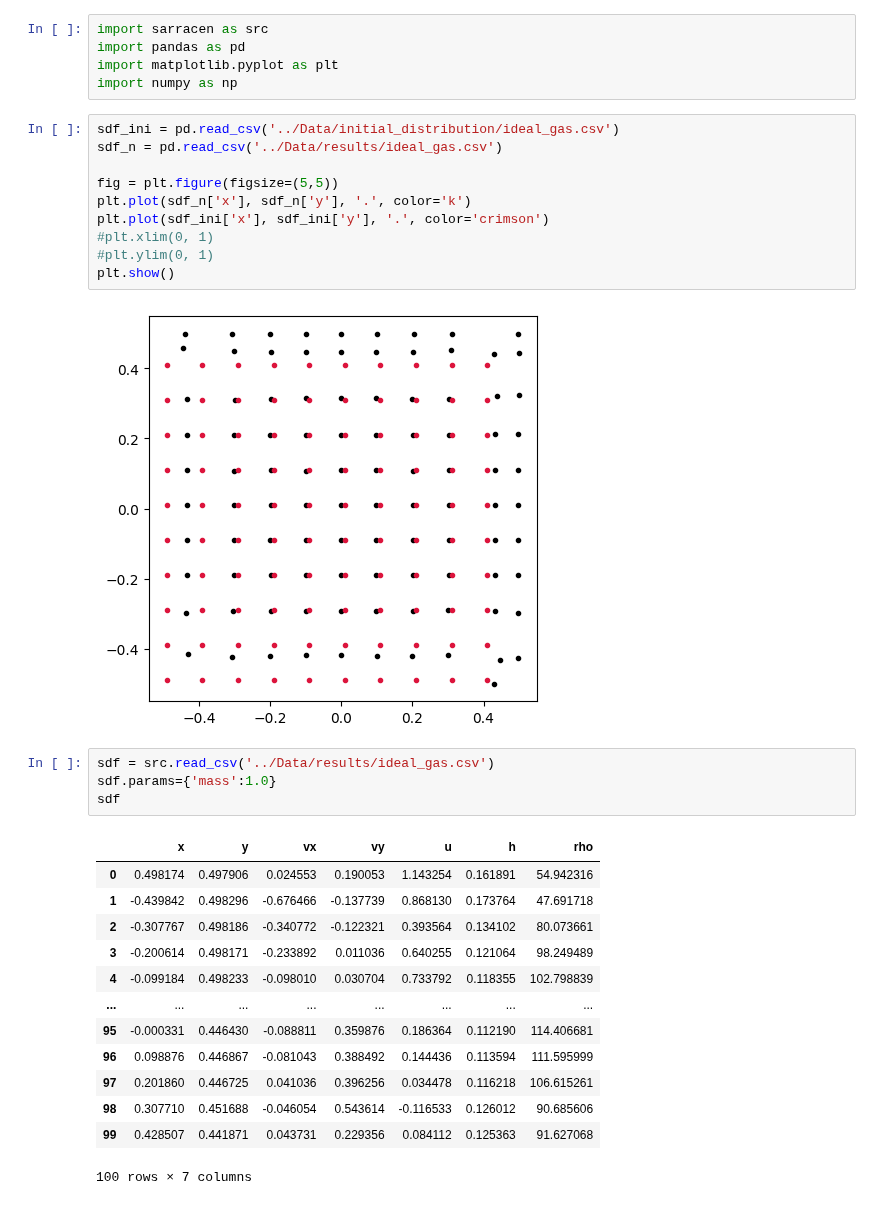
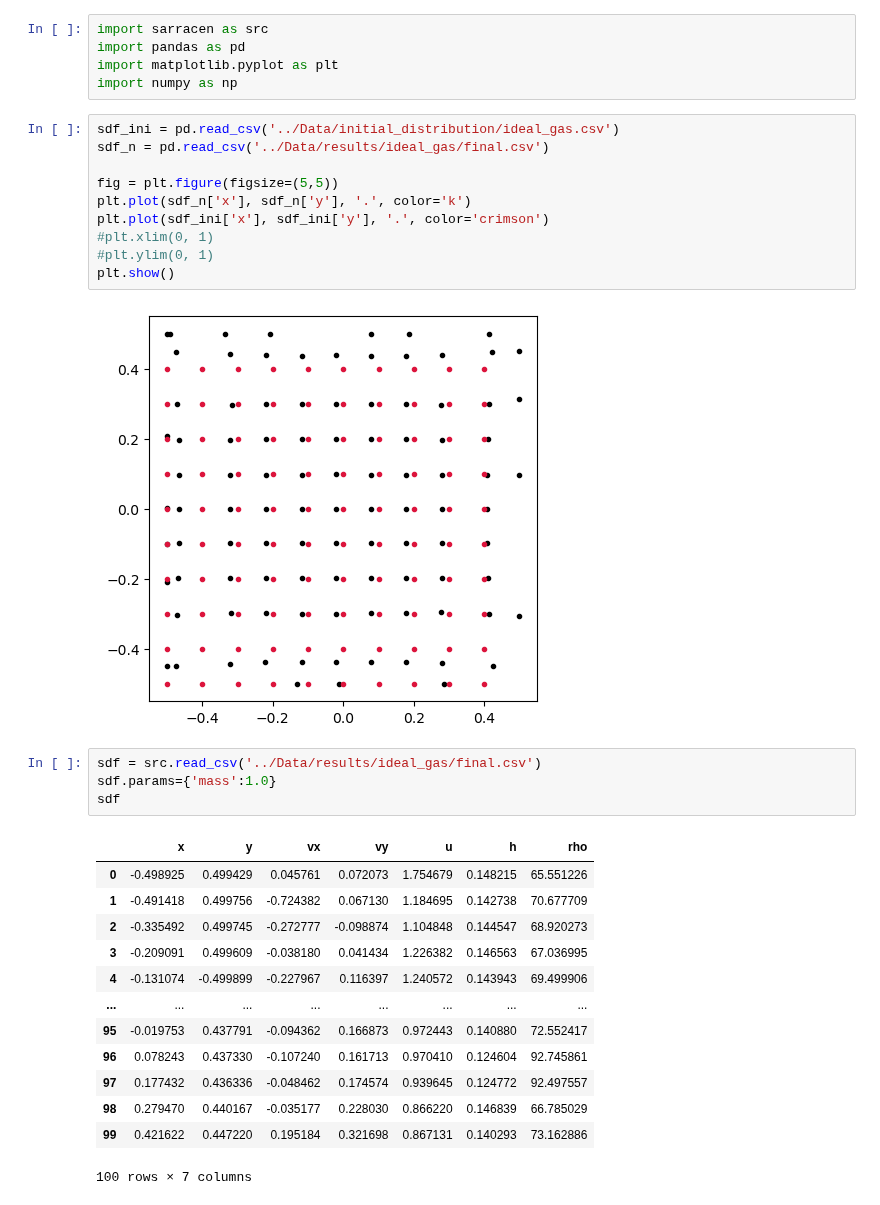
Before and after one commit to JackNarvaez/Rusph, a Jupyter notebook: Temp_Plots/Plots_Rnd_Sq.ipynb, the cells around one changed output. Saved outputs shown, nothing was run; the diff lists cells and outputs as text.

```diff
--- a/Temp_Plots/Plots_Rnd_Sq.ipynb
+++ b/Temp_Plots/Plots_Rnd_Sq.ipynb
@@ -5,33 +5,33 @@ import matplotlib.pyplot as plt
 import numpy as np
 # %%
 sdf_ini = pd.read_csv('../Data/initial_distribution/ideal_gas.csv')
-sdf_n = pd.read_csv('../Data/results/ideal_gas.csv')
+sdf_n = pd.read_csv('../Data/results/ideal_gas/final.csv')
 
 fig = plt.figure(figsize=(5,5))
 plt.plot(sdf_n['x'], sdf_n['y'], '.', color='k')
 plt.plot(sdf_ini['x'], sdf_ini['y'], '.', color='crimson')
 #plt.xlim(0, 1)
 #plt.ylim(0, 1)
 plt.show()
 # %% [output]
-[figure, old version]
+[figure, new version]
 # %%
-sdf = src.read_csv('../Data/results/ideal_gas.csv')
+sdf = src.read_csv('../Data/results/ideal_gas/final.csv')
 sdf.params={'mass':1.0}
 sdf
 # %% [output]
 |  | x | y | vx | vy | u | h | rho |
-| 0 | 0.498174 | 0.497906 | 0.024553 | 0.190053 | 1.143254 | 0.161891 | 54.942316 |
-| 1 | -0.439842 | 0.498296 | -0.676466 | -0.137739 | 0.868130 | 0.173764 | 47.691718 |
-| 2 | -0.307767 | 0.498186 | -0.340772 | -0.122321 | 0.393564 | 0.134102 | 80.073661 |
-| 3 | -0.200614 | 0.498171 | -0.233892 | 0.011036 | 0.640255 | 0.121064 | 98.249489 |
-| 4 | -0.099184 | 0.498233 | -0.098010 | 0.030704 | 0.733792 | 0.118355 | 102.798839 |
+| 0 | -0.498925 | 0.499429 | 0.045761 | 0.072073 | 1.754679 | 0.148215 | 65.551226 |
+| 1 | -0.491418 | 0.499756 | -0.724382 | 0.067130 | 1.184695 | 0.142738 | 70.677709 |
+| 2 | -0.335492 | 0.499745 | -0.272777 | -0.098874 | 1.104848 | 0.144547 | 68.920273 |
+| 3 | -0.209091 | 0.499609 | -0.038180 | 0.041434 | 1.226382 | 0.146563 | 67.036995 |
+| 4 | -0.131074 | -0.499899 | -0.227967 | 0.116397 | 1.240572 | 0.143943 | 69.499906 |
 | ... | ... | ... | ... | ... | ... | ... | ... |
-| 95 | -0.000331 | 0.446430 | -0.088811 | 0.359876 | 0.186364 | 0.112190 | 114.406681 |
-| 96 | 0.098876 | 0.446867 | -0.081043 | 0.388492 | 0.144436 | 0.113594 | 111.595999 |
-| 97 | 0.201860 | 0.446725 | 0.041036 | 0.396256 | 0.034478 | 0.116218 | 106.615261 |
-| 98 | 0.307710 | 0.451688 | -0.046054 | 0.543614 | -0.116533 | 0.126012 | 90.685606 |
-| 99 | 0.428507 | 0.441871 | 0.043731 | 0.229356 | 0.084112 | 0.125363 | 91.627068 |
+| 95 | -0.019753 | 0.437791 | -0.094362 | 0.166873 | 0.972443 | 0.140880 | 72.552417 |
+| 96 | 0.078243 | 0.437330 | -0.107240 | 0.161713 | 0.970410 | 0.124604 | 92.745861 |
+| 97 | 0.177432 | 0.436336 | -0.048462 | 0.174574 | 0.939645 | 0.124772 | 92.497557 |
+| 98 | 0.279470 | 0.440167 | -0.035177 | 0.228030 | 0.866220 | 0.146839 | 66.785029 |
+| 99 | 0.421622 | 0.447220 | 0.195184 | 0.321698 | 0.867131 | 0.140293 | 73.162886 |
 100 rows × 7 columns
 # %%
 sdf.render('rho', xsec=0.0)
```
Also changed, not shown: parts of 4 cells of this notebook, 8 other files.
